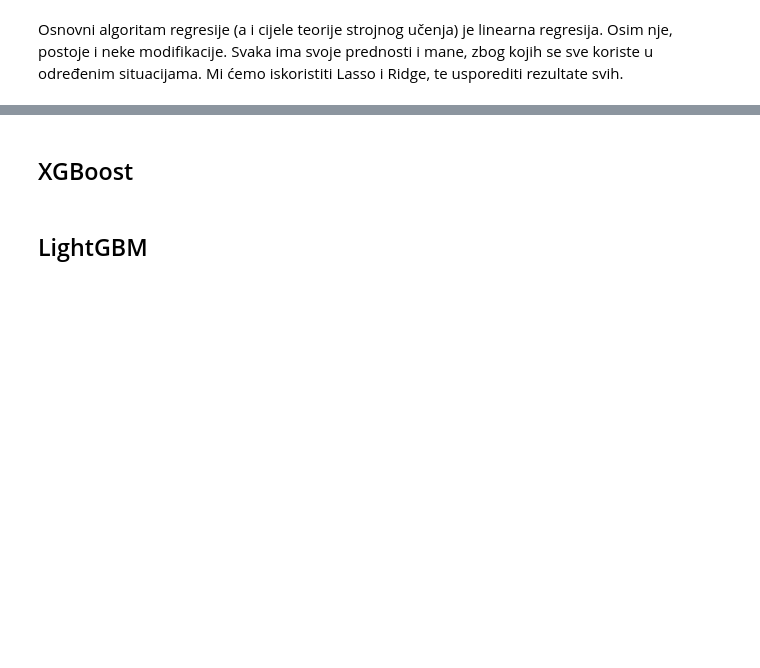
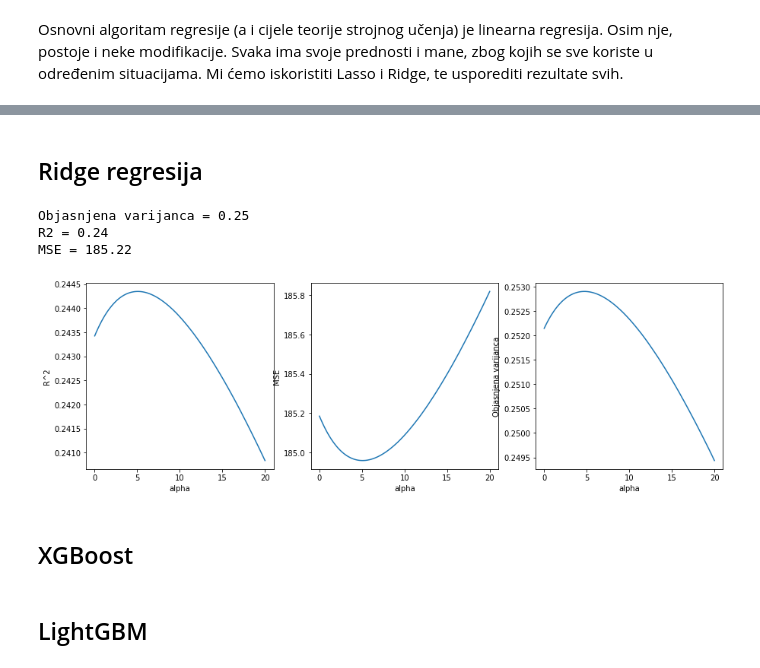
Before and after one commit to mikocij/SUprojekt, a Jupyter notebook: Projekt.ipynb, the cells around one changed output, grey strips where cells are left out. Saved outputs shown, nothing was run; the diff lists cells and outputs as text; code cells hidden in the pictures; blank space fills up the shorter version.

Commit message:
Ridge regression, few reorganization tweeks

```diff
--- a/Projekt.ipynb
+++ b/Projekt.ipynb
@@ -484,3 +478,38 @@ R-squared: 0.24512918211409537 , from <0,1>
+# %% [markdown]
+## Ridge regresija
+# %%
+fig, ax = plt.subplots(1, 3, figsize=(15, 4.5))
+alpha_array = np.linspace(0.01, 20.0, 100)
+R2 = []
+MSE = []
+explained_variance = []
+
+for alpha in alpha_array:
+    model_ridge = Pipeline( [ ('ridge', Ridge(alpha=alpha)) ] )
+    model_ridge = model_ridge.fit(features, targets)
+    #R2_ridge = model_ridge.score(test.loc[:, 'gender' : 'test preparation course'], correct_scores)
+    regr_pred = model_ridge.predict(test.loc[:, 'gender' : 'test preparation course'])
+    explained_variance.append(explained_variance_score(correct_scores, regr_pred))
+    R2.append(r2_score(correct_scores, regr_pred))
+    MSE.append(mean_squared_error(correct_scores, regr_pred))
+
+def avg(arr):
+    return sum(arr) / len(arr)
+
+print('Objasnjena varijanca = '+'{0:.2f}'.format(avg(explained_variance))+'\nR2 = '+'{0:.2f}'.format(avg(R2))+'\nMSE = '+'{0:.2f}'.format(avg(MSE)))
+ax[0].plot(alpha_array, R2)
+ax[0].set(xlabel='alpha', ylabel='R^2')
+ax[1].plot(alpha_array, MSE)
+ax[1].set(xlabel='alpha', ylabel='MSE')
+ax[2].plot(alpha_array, explained_variance)
+ax[2].set(xlabel='alpha', ylabel='Objasnjena varijanca')
+
+plt.show()
+# %% [output]
+Objasnjena varijanca = 0.25
+R2 = 0.24
+MSE = 185.22
+[figure, added]
 # %% [markdown]
 ## XGBoost
 # %% [markdown]
```
Also changed, not shown: parts of 32 cells of this notebook.
